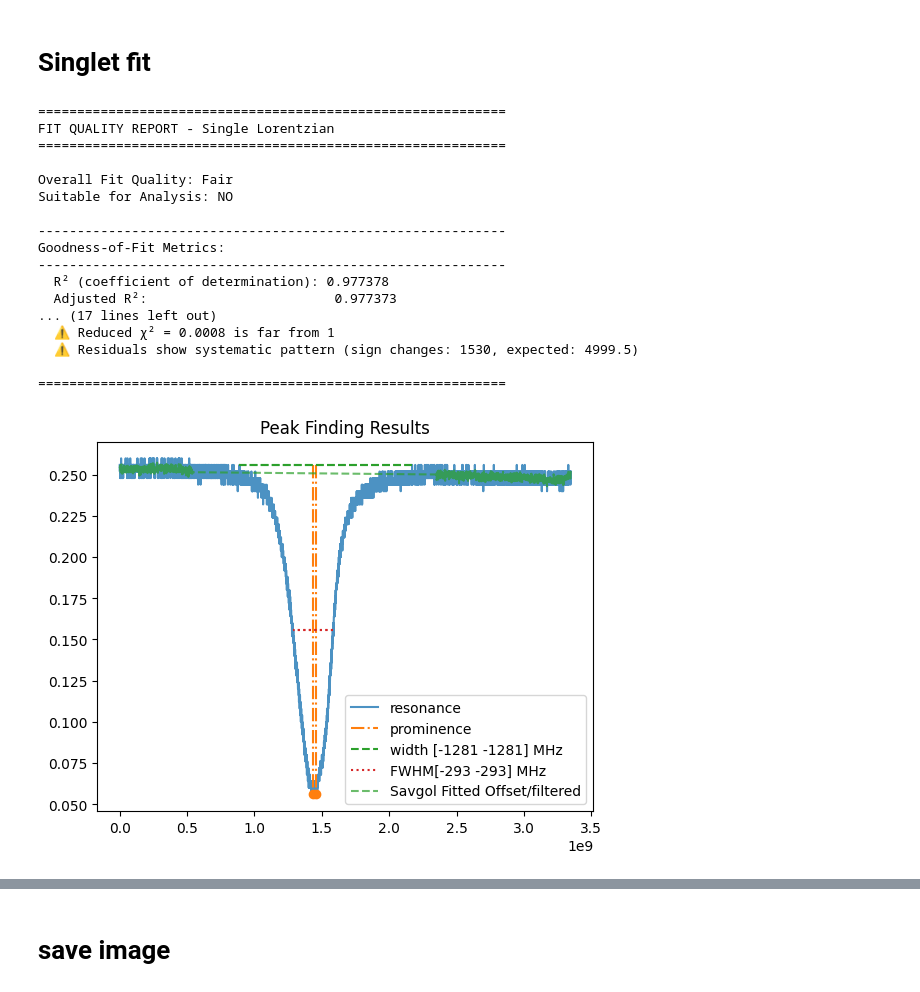
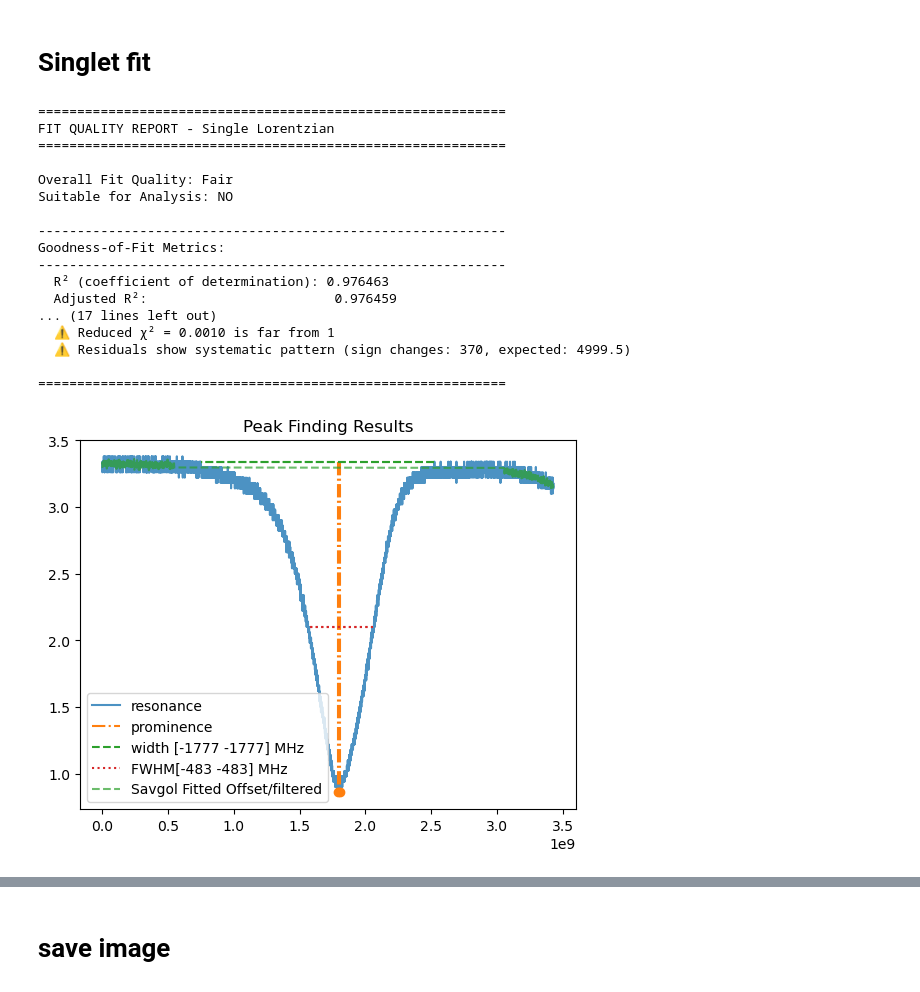
Before and after one commit to YIJUN-YANG-ph/AnalysisSpectrum_GraphicInterface, a Jupyter notebook: main_SingleHighQ.ipynb, the cells around one changed output, grey strips where cells are left out. Drawn from its saved outputs; the diff is of its cells as text; code cells hidden in the pictures.

```diff
--- a/main_SingleHighQ.ipynb
+++ b/main_SingleHighQ.ipynb
@@ -61,12 +61,18 @@ elif measure_method == 'FuncGenOsci':
 
     SampleDevice = 'R114W1.1G600_1600.500nm'
 
+    SampleDevice = 'R114W2.0G250_1551.847nm'
+
     config = F_GetConfig_FuncGenOsci(FileName=SampleDevice)
     ParentFolder  = '/Users/yangyijun/Library/CloudStorage/OneDrive-Personal/1A_PostDoc/SiN/202511SiN700A_4P_HighQ-PC/measure_FuncGenOsci'
     ParentFolder = '/Users/yangyijun/Library/CloudStorage/OneDrive-Personal/1A_PostDoc/SiN/2602SiN700A_9UVTrench_25x25/MesFuncGenOsci_2602SiN700A_15C-29mT'
     ParentFolder = '/Users/yangyijun/Library/CloudStorage/OneDrive-Personal/1A_PostDoc/SiN/2602SiN700A_9UVTrench_25x25/MesFuncGenOsci_2602SiN700A_15C-29mT-CHF70'
     ParentFolder = '/Users/yangyijun/Library/CloudStorage/OneDrive-Personal/1A_PostDoc/SiN/2602SiN700A_9UVTrench_25x25/MesFuncGenOsci_2602SiN700A_15C-29mT-CHF65'
-
+    ParentFolder = r'C:\Users\yijun.yang\OneDrive\1A_PostDoc\SiN\2602SiN700A_9UVTrench_25x25\MesFuncGenOsci_2602SiN700A_15C-29mT'
+    ParentFolder = r'C:\Users\yijun.yang\Downloads\CSARTest'
+    SampleDevice = 'RRRW2.0G0.25_1549.028'
+    SampleDevice = 'RRRW1.1G0.5_1550.409'
+    SampleDevice = 'RRRW1.1G0.5_1558.111'
     # ParentFolder = '/Users/yangyijun/Library/CloudStorage/OneDrive-Personal/1A_PostDoc/SiN/2602SiN700A_9UVTrench_25x25/MesFuncGenOsci_2602SiN700A_25C-29mT'
     FolderName = os.path.join(ParentFolder, SampleDevice)
     file_fg = 'c1_functiongenerator_TDS5104BCH1_volts.txt'
@@ -86,7 +92,7 @@ ax_T.plot(T_corrected['nu_Hz'], T_corrected['T_linear'],label='resonance',alpha=
 # %% [markdown]
 # Singlet fit
 # %%
-Fig_T_normalised = plt.figure()
+Fig_T_normalised = plt.figure(figsize=(4,3))
 ax_T_normalised = Fig_T_normalised.add_subplot(111)
 
 param_find_peaks = {'distance':400,# in number of points
@@ -99,9 +105,21 @@ param_rel = {'Rel_FWHM':0.2,
                 'Rel_Peak':0.2,
                 'factor_remove_points':1.1,# factor to multiply the width to get the points to remove for Savgol filtering
     }
+''' parameters reserved for paper results and figures, a fitting of single resonance
+param_find_peaks = {'distance':50,# in number of points
+                    'prominence':0.1,# need to be adjusted according to the actual data
+                    'width':50,# in number of points
+                    'rel_height':1,# don't change this one
+                    }
+param_rel = {'Rel_FWHM':0.2,
+             'Rel_A':0.2,
+             'Rel_Peak':0.2,
+             'factor_remove_points':1.4,# [0.5,7] factor to multiply the width to get the points to remove for Savgol filtering
+    }
+'''
 
 param_find_peaks = {'distance':50,# in number of points
-                    'prominence':0.1,# need to be adjusted according to the actual data
+                    'prominence':0.8,# need to be adjusted according to the actual data
                     'width':50,# in number of points
                     'rel_height':1,# don't change this one
                     }
@@ -115,35 +133,35 @@ from F_FindPeaks import F_SelectPeaks
 # param_find_peaks = F_SelectPeaks(T_corrected['T_linear'].values, param_find_peaks, num_peaks=5)
 T_normalised = Q.PL_FitResonance(
     T_corrected=T_corrected,
     center_wl_nm=config['wavelength_nm'],
     ax_T_normalised=ax_T_normalised,
     ax_T=ax_T,
     param_rel=param_rel,
     **param_find_peaks)
 
 # plt.show()
 # plt.figure(Fig_T.number)
 # plt.show()
 
 # Fig_T.canvas.draw_idle()
 display(Fig_T)            # shows updated ax_T
 # display(Fig_T_normalised)
 # %% [output]
 ============================================================
 FIT QUALITY REPORT - Single Lorentzian
 ============================================================
 
 Overall Fit Quality: Fair
 Suitable for Analysis: NO
 
 ------------------------------------------------------------
 Goodness-of-Fit Metrics:
 ------------------------------------------------------------
-  R² (coefficient of determination): 0.977378
-  Adjusted R²:                        0.977373
+  R² (coefficient of determination): 0.976463
+  Adjusted R²:                        0.976459
 ... (17 lines left out)
-  ⚠ Reduced χ² = 0.0008 is far from 1
-  ⚠ Residuals show systematic pattern (sign changes: 1530, expected: 4999.5)
+  ⚠ Reduced χ² = 0.0010 is far from 1
+  ⚠ Residuals show systematic pattern (sign changes: 370, expected: 4999.5)
 
 ============================================================
-[figure, old version]
+[figure, new version]
```
Also changed, not shown: parts of 5 cells of this notebook, 4 other files.
